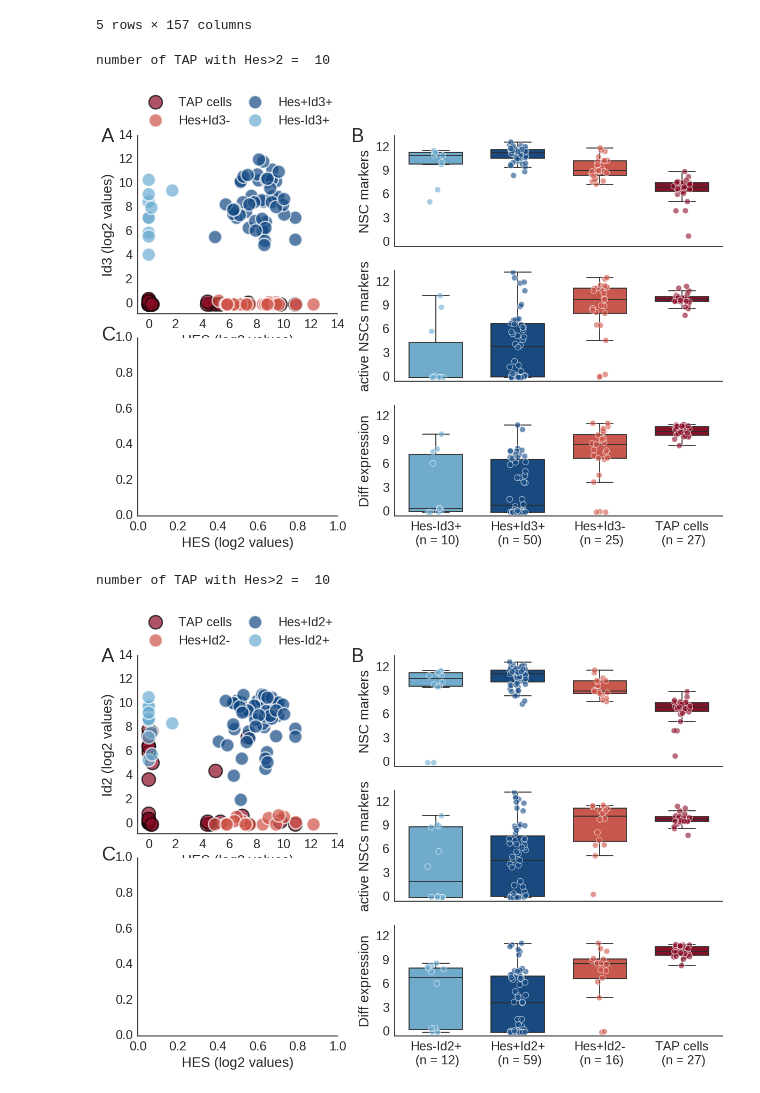
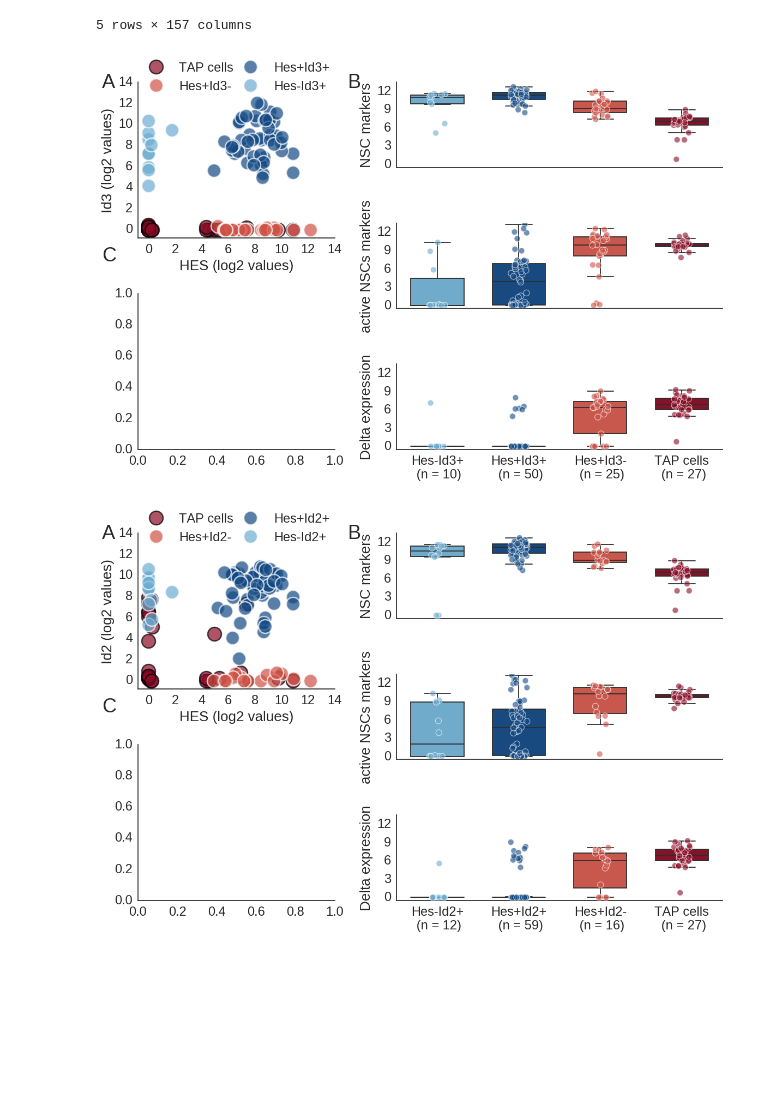
Before and after one commit to mboareto/InterplayNotchID_neurogenesis, a Jupyter notebook: InterplayNotch_IDs_AdultBrain.ipynb, the cells around one changed output. Saved outputs shown, nothing was run; the diff lists cells and outputs as text; code cells hidden in the pictures; blank space fills up the shorter version.

```diff
--- a/InterplayNotch_IDs_AdultBrain.ipynb
+++ b/InterplayNotch_IDs_AdultBrain.ipynb
@@ -70,85 +72,84 @@ Number of tap  = 27
 | ENSMUSG00000074445 | 0.000 | 0.000 | 0.000 | 0.00 | 0.000 | 0.000 | 0.000 | 0.000 | 0.000 | 0.000 | ... | ... |
 5 rows × 157 columns
 # %%
-l = {}
+l = {}  # relevant list of genes
 l['Hes']  = ['Hes1', 'Hes5']
 l['NSC']  = ['Slc1a3', 'Nr2e1', 'Sox9','Vcam1']
-l['Diff'] = ['Eomes', 'Sox11', 'Pcna']
-l['Stat'] = ['Lifr','Il6st']
+l['NSC2'] = ['Nes', 'Slc1a3', 'Sox2','Vim', 'Itgb1'] # alternative list of NSC markers
 l['aNSC'] = ['Ascl1', 'Fos', 'Egr1', 'Sox4', 'Sox11']
 l['IDs' ] = ['Id1', 'Id2', 'Id3', 'Id4']
 l['Dll']  = ['Dll1', 'Dll3', 'Dll4']
 # %%
-cmap=cm.get_cmap('RdBu_r')
-f = plt.subplots(6, 5, figsize=(12, 8), sharex=True)
-plt.tight_layout()
+# ------------------------- Figure 3A,B ----------------------------------------------------------------
+f = plt.subplots(6, 5, figsize=(12, 8))
 plt.subplots_adjust(wspace=0.8)
 ax = plt.subplot2grid((6, 5), (0, 0), colspan=2, rowspan=3)
 ax.text(-3.5, 13.5, 'A', fontsize=26)
 ax.text(15.0, 13.5, 'B', fontsize=26)
 ax.text(-3.5, -3.0, 'C', fontsize=26)
 
-D['list_genes'] = gname(Xi,[l['Hes'], ['Id3'], l['NSC'], l['aNSC'], l['Diff']])
+D['list_genes'] = ensembl_to_geneID(Xi,[l['Hes'], ['Id3'], l['NSC'], l['aNSC'], l['Dll']])
 x = get_expression(D)
 
-tr = 2
-t = [(x[0] < tr) & (x[1] > tr) & (D['marker']=='o'), (x[0] > tr) & (x[1] > tr) & (D['marker']=='o'),
-     (x[0] > tr) & (x[1] < tr) & (D['marker']=='o'), (D['marker']!='o')]
+tr = 2    # threshould for seggregating NSCs into subpopulations
+t = [(x[0] < tr) & (x[1] > tr) & (D['marker']=='o'),   #  Hes-Id3+ NSCs
+     (x[0] > tr) & (x[1] > tr) & (D['marker']=='o'),   #  Hes+Id3+ NSCs
+     (x[0] > tr) & (x[1] < tr) & (D['marker']=='o'),   #  Hes+Id3- NSCs
+     (D['marker']!='o')]                               #  TAP cells
 m     = ['o','o','o','o']
 mec   = ['w','w','w','k']
 c     = [cmap(0.25), cmap(0.05), cmap(0.82), cmap(0.95), 'y']
 label = ['Hes-Id3+','Hes+Id3+','Hes+Id3-', 'TAP cells']
 
 for i in np.arange(len(t)-1, -1, -1):
     plt.plot(x[0][t[i]], x[1][t[i]], marker=m[i], color=c[i], lw=0.0, mew=1.8,
              mec=mec[i], ms=18, alpha=0.7, label=label[i])
-
-print 'number of TAP with Hes>2 = ', np.sum(x[0][t[3]]>tr)
 ax.set_xlabel('HES (log2 values)')
 ax.set_ylabel('Id3 (log2 values)')
 ax.set_xlim([-0.8,14])
 ax.set_ylim([-0.8,14])
-plt.legend(bbox_to_anchor=(0., 1.02, 1., .102), loc=3, ncol=2, mode="expand", borderaxespad=0.)
+plt.legend(bbox_to_anchor=(0., 0.9, 1., .1), loc=3, ncol=2, mode="expand", borderaxespad=0.)
+
 
 ax = plt.subplot2grid((6, 5), (3, 0), colspan=2, rowspan=3)
-ax.set_xlabel('HES (log2 values)')
 ylim = [[-0.5,13.5], [-0.5,13.5], [-0.5,13.5]]
-ylabel = ['NSC markers', 'active NSCs markers', 'Diff expression']
+ylabel = ['NSC markers', 'active NSCs markers', 'Delta expression']
 for i in range(3):
     ax = plt.subplot2grid((6, 5), (2*i, 2), colspan=3, rowspan=2)
     sns.boxplot(  data=[x[2+i][t[j]] for j in range(4)], palette=c, ax=ax,
                   saturation=0.9, width=0.65, fliersize=0)
     sns.stripplot(data=[x[2+i][t[j]] for j in range(4)], jitter=True, palette=c, size=8,
                   linewidth=0.9, edgecolor='w', marker='o', ax=ax, alpha=0.6)
     ax.set_xticks([0, 1, 2, 3])
     if i==2:
         ax.set_xticklabels([label[j]+'\n (n = '+str(np.sum(t[j]))+')' for j in range(4)])
     else:
         ax.set_xticklabels([])
     ax.set_yticks([0, 3, 6, 9, 12])
     ax.set_ylabel(ylabel[i])
     ax.set_ylim(ylim[i])
 sns.despine()
-#plt.savefig('../figures/Figure5_AdultBrain_v2.pdf', format='pdf', dpi=200)
+plt.tight_layout()
+#plt.savefig('./Figure3_AdultBrain.pdf', format='pdf', dpi=200)
 # %% [output]
-number of TAP with Hes>2 =  10
-[figure, old version]
+[figure, new version]
 # %%
-cmap=cm.get_cmap('RdBu_r')
-f = plt.subplots(6, 5, figsize=(12, 8), sharex=True)
-plt.tight_layout()
+# ------------------------- Figure S3 ----------------------------------------------------------------
+f = plt.subplots(6, 5, figsize=(12, 8))
 plt.subplots_adjust(wspace=0.8)
 ax = plt.subplot2grid((6, 5), (0, 0), colspan=2, rowspan=3)
 ax.text(-3.5, 13.5, 'A', fontsize=26)
 ax.text(15.0, 13.5, 'B', fontsize=26)
 ax.text(-3.5, -3.0, 'C', fontsize=26)
 
-D['list_genes'] = gname(Xi,[l['Hes'], ['Id2'], l['NSC'], l['aNSC'], l['Diff']])
+D['list_genes'] = ensembl_to_geneID(Xi,[l['Hes'], ['Id2'], l['NSC'], l['aNSC'], l['Dll']])
 x = get_expression(D)
 
-tr = 2
-t = [(x[0] < tr) & (x[1] > tr) & (D['marker']=='o'), (x[0] > tr) & (x[1] > tr) & (D['marker']=='o'),
-     (x[0] > tr) & (x[1] < tr) & (D['marker']=='o'), (D['marker']!='o')]
+tr = 2    # threshould for seggregating NSCs into subpopulations
+t = [(x[0] < tr) & (x[1] > tr) & (D['marker']=='o'),   #  Hes-Id2+ NSCs
+     (x[0] > tr) & (x[1] > tr) & (D['marker']=='o'),   #  Hes+Id2+ NSCs
+     (x[0] > tr) & (x[1] < tr) & (D['marker']=='o'),   #  Hes+Id2- NSCs
+     (D['marker']!='o')]                               #  TAP cells
 m     = ['o','o','o','o']
 mec   = ['w','w','w','k']
 c     = [cmap(0.25), cmap(0.05), cmap(0.82), cmap(0.95), 'y']
@@ -157,18 +158,16 @@ label = ['Hes-Id2+','Hes+Id2+','Hes+Id2-', 'TAP cells']
 for i in np.arange(len(t)-1, -1, -1):
     plt.plot(x[0][t[i]], x[1][t[i]], marker=m[i], color=c[i], lw=0.0, mew=1.8,
              mec=mec[i], ms=18, alpha=0.7, label=label[i])
-
-print 'number of TAP with Hes>2 = ', np.sum(x[0][t[3]]>tr)
 ax.set_xlabel('HES (log2 values)')
 ax.set_ylabel('Id2 (log2 values)')
 ax.set_xlim([-0.8,14])
 ax.set_ylim([-0.8,14])
-plt.legend(bbox_to_anchor=(0., 1.02, 1., .102), loc=3, ncol=2, mode="expand", borderaxespad=0.)
+plt.legend(bbox_to_anchor=(0., 0.9, 1., .1), loc=3, ncol=2, mode="expand", borderaxespad=0.)
+
 
 ax = plt.subplot2grid((6, 5), (3, 0), colspan=2, rowspan=3)
-ax.set_xlabel('HES (log2 values)')
 ylim = [[-0.5,13.5], [-0.5,13.5], [-0.5,13.5]]
-ylabel = ['NSC markers', 'active NSCs markers', 'Diff expression']
+ylabel = ['NSC markers', 'active NSCs markers', 'Delta expression']
 for i in range(3):
     ax = plt.subplot2grid((6, 5), (2*i, 2), colspan=3, rowspan=2)
     sns.boxplot(  data=[x[2+i][t[j]] for j in range(4)], palette=c, ax=ax,
@@ -184,7 +183,7 @@ for i in range(3):
     ax.set_ylabel(ylabel[i])
     ax.set_ylim(ylim[i])
 sns.despine()
-#plt.savefig('../figures/Figure5_AdultBrain_v2.pdf', format='pdf', dpi=200)
+plt.tight_layout()
+#plt.savefig('./FigureS3_AdultBrain_Id2.pdf', format='pdf', dpi=200)
 # %% [output]
-number of TAP with Hes>2 =  10
-[figure, old version]
+[figure, new version]
```
Also changed, not shown: parts of 5 cells of this notebook.
